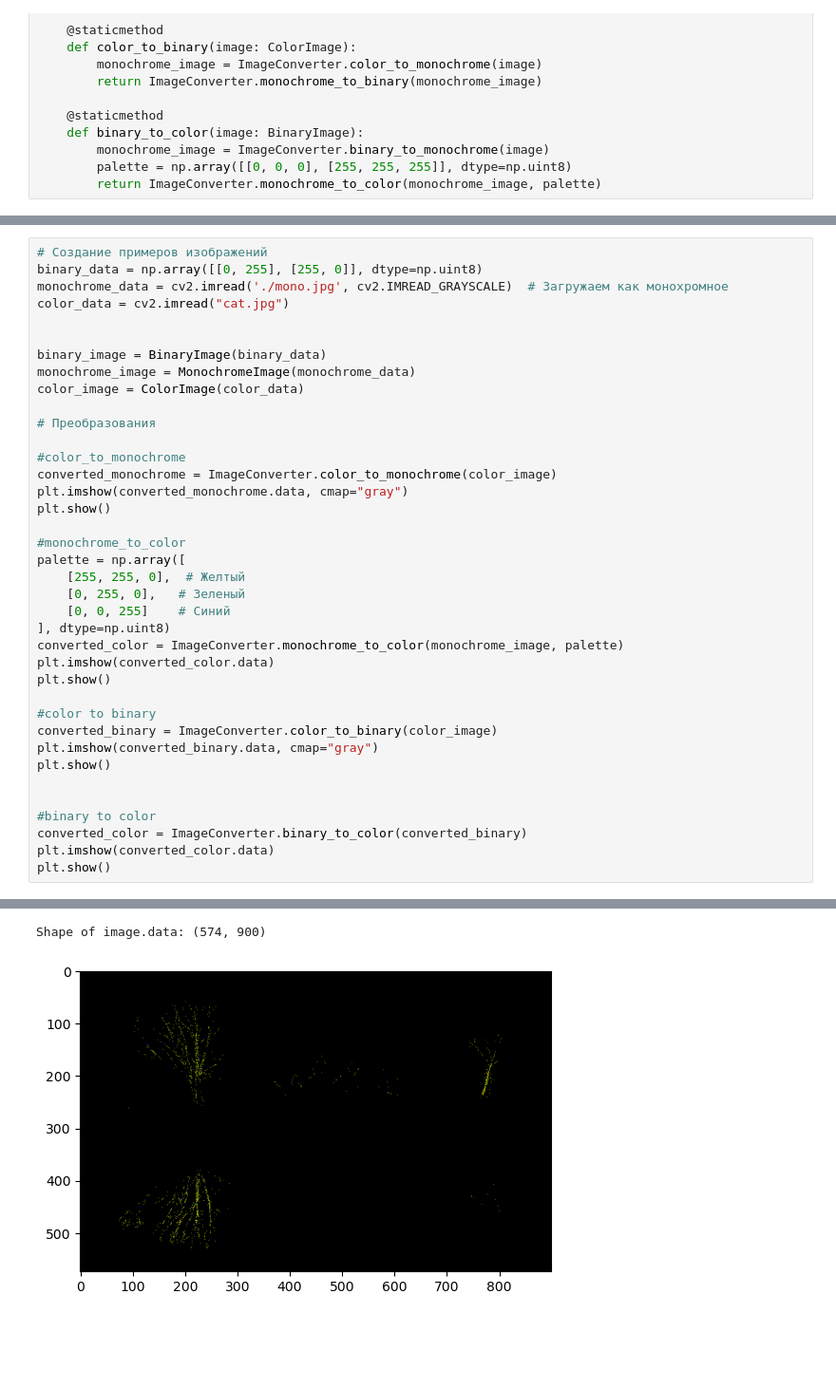
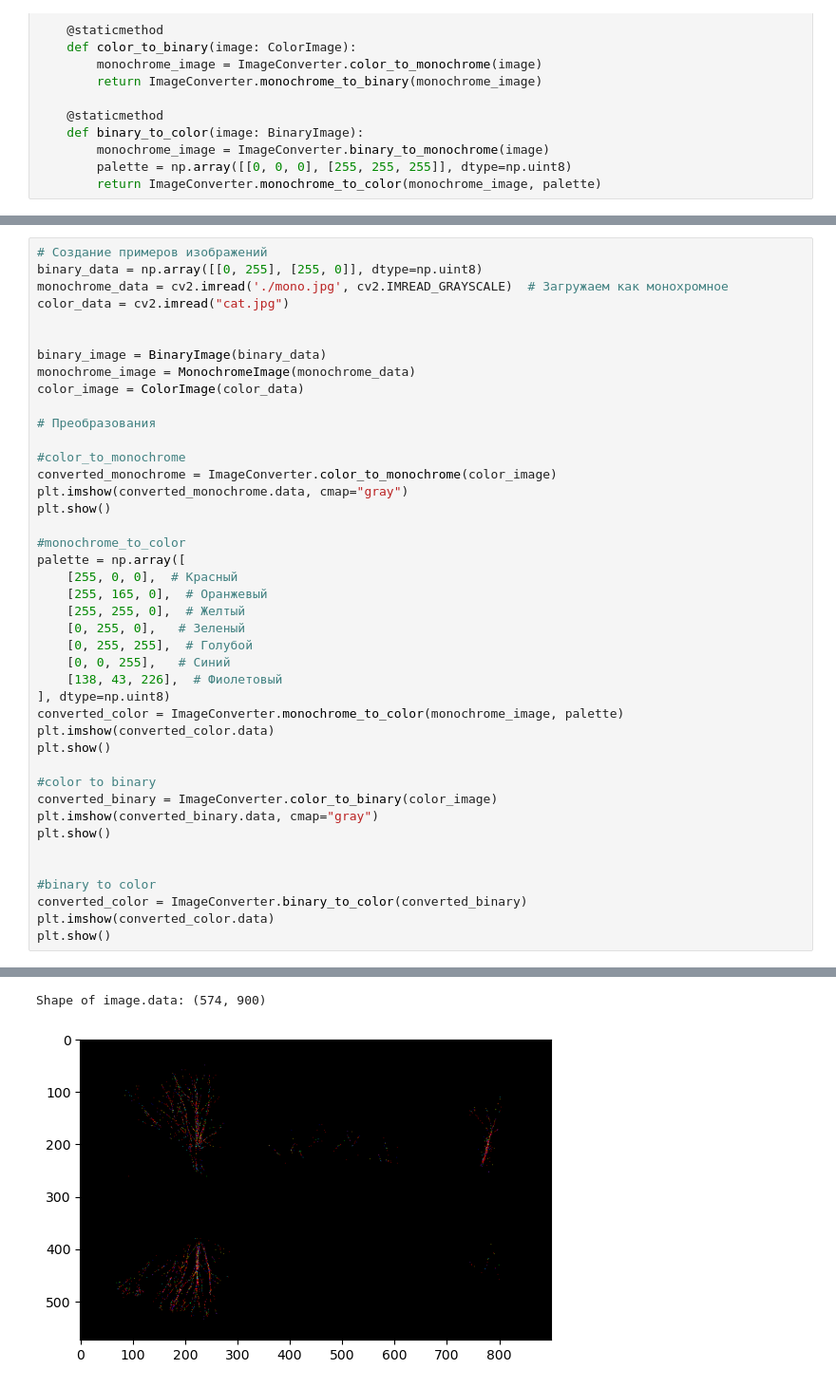
Before and after one commit to AleksaT2/hw-python, a Jupyter notebook: hw-6-photo.ipynb, the cells around one changed output, grey strips where cells are left out. Shown: that part at 95% size. Drawn from its saved outputs; the diff is of its cells as text; blank space fills up the shorter version.

```diff
--- a/hw-6-photo.ipynb
+++ b/hw-6-photo.ipynb
@@ -145,35 +110,39 @@ color_image = ColorImage(color_data)
 
 # Преобразования
 
 #color_to_monochrome
 converted_monochrome = ImageConverter.color_to_monochrome(color_image)
 plt.imshow(converted_monochrome.data, cmap="gray")
 plt.show()
 
 #monochrome_to_color
 palette = np.array([
+    [255, 0, 0],  # Красный
+    [255, 165, 0],  # Оранжевый
     [255, 255, 0],  # Желтый
     [0, 255, 0],   # Зеленый
-    [0, 0, 255]    # Синий
+    [0, 255, 255],  # Голубой
+    [0, 0, 255],   # Синий
+    [138, 43, 226],  # Фиолетовый
 ], dtype=np.uint8)
 converted_color = ImageConverter.monochrome_to_color(monochrome_image, palette)
 plt.imshow(converted_color.data)
 plt.show()
 
 #color to binary
 converted_binary = ImageConverter.color_to_binary(color_image)
 plt.imshow(converted_binary.data, cmap="gray")
 plt.show()
 
 
 #binary to color
 converted_color = ImageConverter.binary_to_color(converted_binary)
 plt.imshow(converted_color.data)
 plt.show()
 # %% [output]
 [figure]
 Shape of image.data: (574, 900)
-[figure, old version]
+[figure, new version]
 [figure]
 Shape of image.data: (768, 1366)
 [figure]
```
Also changed, not shown: parts of 1 cell of this notebook.
